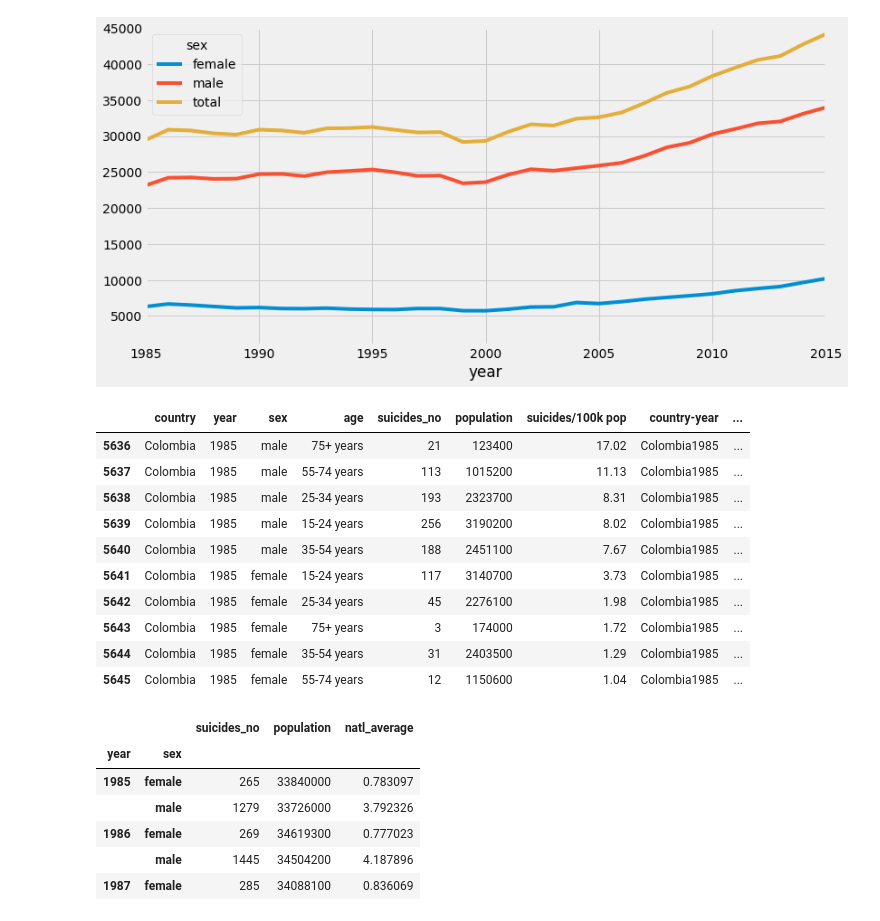
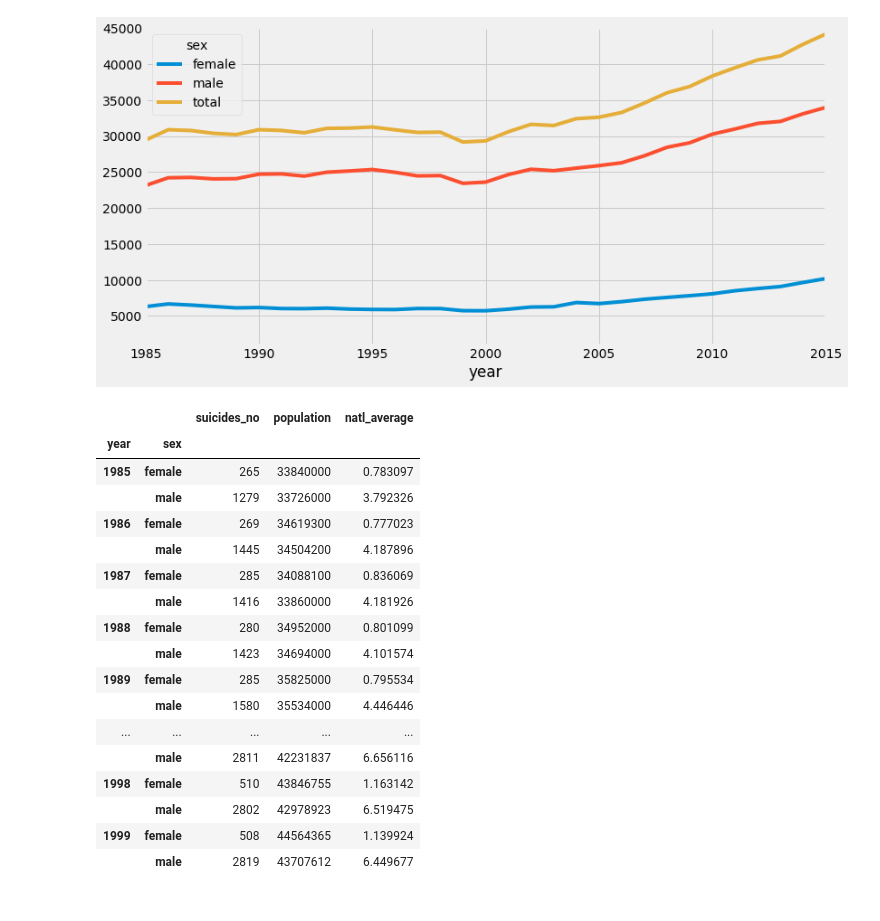
Before and after one commit to carandu/suicide_topics, a Jupyter notebook: suicide_topics.ipynb, the cells around one changed output. Cells and saved outputs as stored; diff of their text form; code cells hidden in the pictures.

```diff
--- a/suicide_topics.ipynb
+++ b/suicide_topics.ipynb
@@ -274,38 +262,36 @@ plt.show()
 # %% [output]
 [figure]
 # %%
-#creating new dataframes for Mexico and Colombia
-col = df[df.country == 'Colombia']
-mex = df[df.country == 'Mexico']
+#creating new dataframes for Mexico and Colombia (2 ways)
+#col = df[df.country == 'Colombia']
+#mex = df[df.country == 'Mexico']
 col = df.loc[df['country'] == 'Colombia']
 mex = df.loc[df['country'] == 'Mexico']
-col.head(10)
-# %% [output]
-|  | country | year | sex | age | suicides_no | population | suicides/100k pop | country-year | ... |
-| 5636 | Colombia | 1985 | male | 75+ years | 21 | 123400 | 17.02 | Colombia1985 | ... |
-| 5637 | Colombia | 1985 | male | 55-74 years | 113 | 1015200 | 11.13 | Colombia1985 | ... |
-| 5638 | Colombia | 1985 | male | 25-34 years | 193 | 2323700 | 8.31 | Colombia1985 | ... |
-| 5639 | Colombia | 1985 | male | 15-24 years | 256 | 3190200 | 8.02 | Colombia1985 | ... |
-| 5640 | Colombia | 1985 | male | 35-54 years | 188 | 2451100 | 7.67 | Colombia1985 | ... |
-| 5641 | Colombia | 1985 | female | 15-24 years | 117 | 3140700 | 3.73 | Colombia1985 | ... |
-| 5642 | Colombia | 1985 | female | 25-34 years | 45 | 2276100 | 1.98 | Colombia1985 | ... |
-| 5643 | Colombia | 1985 | female | 75+ years | 3 | 174000 | 1.72 | Colombia1985 | ... |
-| 5644 | Colombia | 1985 | female | 35-54 years | 31 | 2403500 | 1.29 | Colombia1985 | ... |
-| 5645 | Colombia | 1985 | female | 55-74 years | 12 | 1150600 | 1.04 | Colombia1985 | ... |
 # %%
 new_col = col.groupby(['year','sex']).agg({'suicides_no':sum, 'population':sum}) ## best practice->groupby LIST!!!!
 new_mex = mex.groupby(['year','sex']).agg({'suicides_no':sum, 'population':sum})
 new_col['natl_average'] = new_col['suicides_no'] /  new_col['population'] * 100000
 new_mex['natl_average'] = new_mex['suicides_no'] /  new_mex['population'] * 100000
-new_mex.head()
+new_mex.head(30)
 # %% [output]
 |  |  | suicides_no | population | natl_average |
 | year | sex |  |  |  |
 | 1985 | female | 265 | 33840000 | 0.783097 |
 |  | male | 1279 | 33726000 | 3.792326 |
 | 1986 | female | 269 | 34619300 | 0.777023 |
 |  | male | 1445 | 34504200 | 4.187896 |
 | 1987 | female | 285 | 34088100 | 0.836069 |
+|  | male | 1416 | 33860000 | 4.181926 |
+| 1988 | female | 280 | 34952000 | 0.801099 |
+|  | male | 1423 | 34694000 | 4.101574 |
+| 1989 | female | 285 | 35825000 | 0.795534 |
+|  | male | 1580 | 35534000 | 4.446446 |
+| ... | ... | ... | ... | ... |
+|  | male | 2811 | 42231837 | 6.656116 |
+| 1998 | female | 510 | 43846755 | 1.163142 |
+|  | male | 2802 | 42978923 | 6.519475 |
+| 1999 | female | 508 | 44564365 | 1.139924 |
+|  | male | 2819 | 43707612 | 6.449677 |
 # %%
 #y_pos = np.arange(len(col['year']))
 
```
Also changed, not shown: parts of 12 cells of this notebook.
